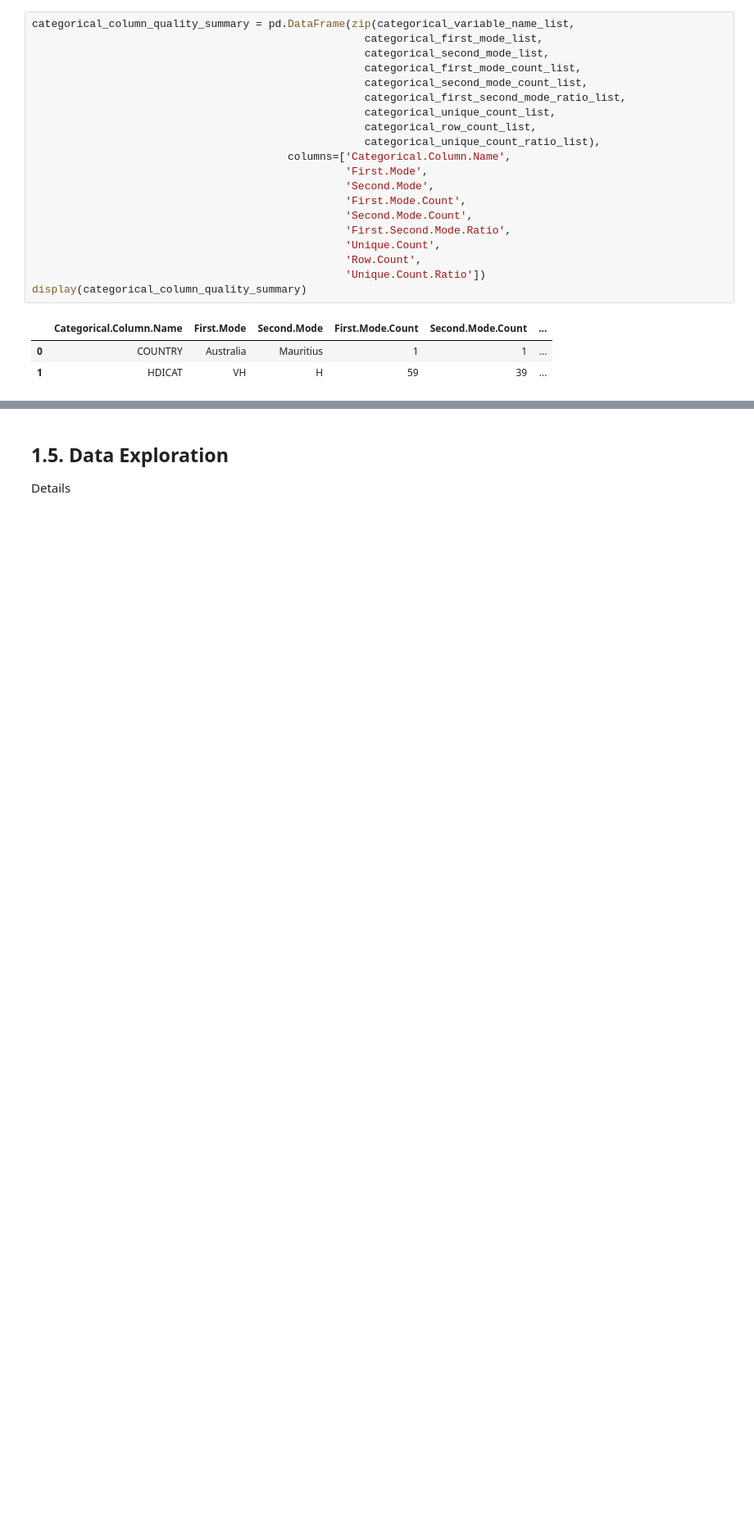
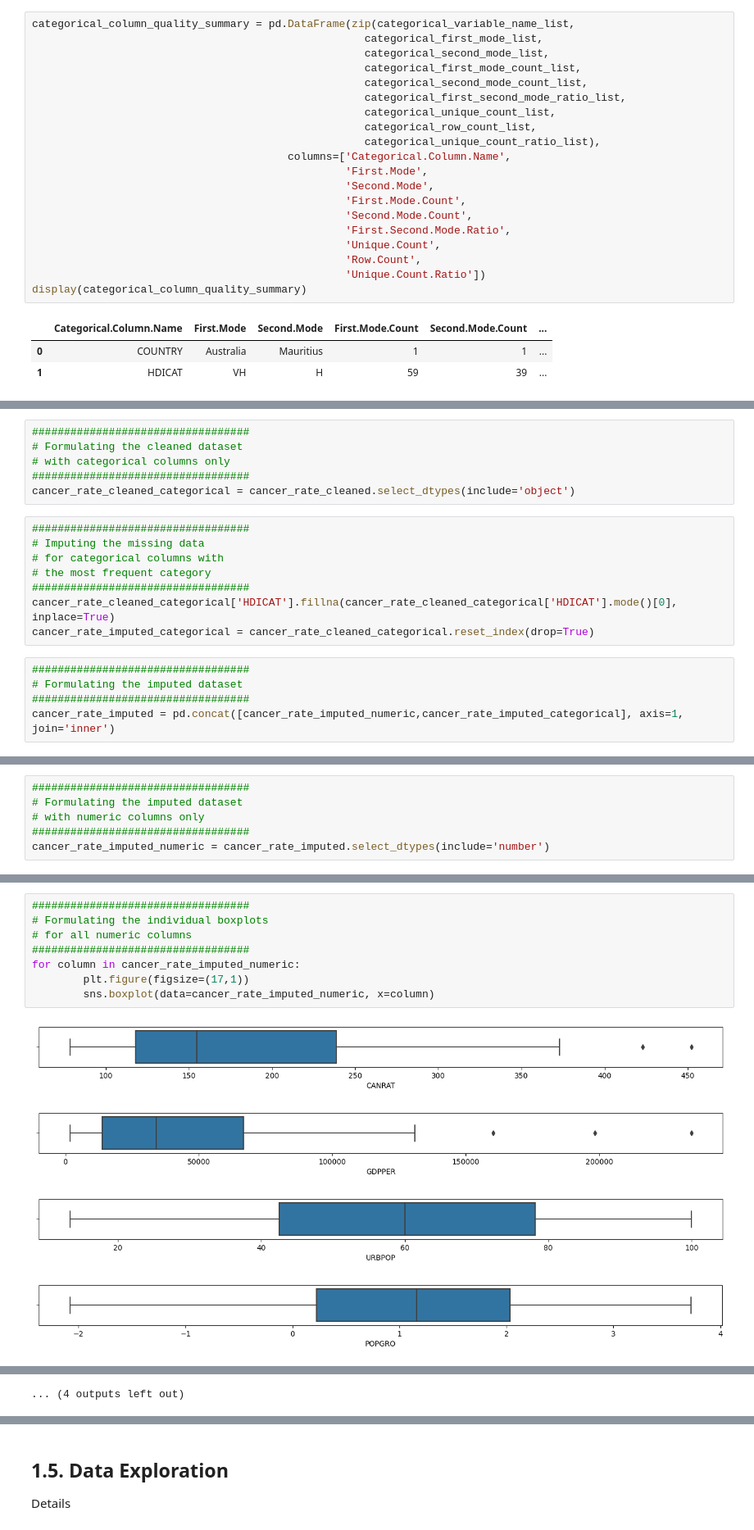
Before and after one commit to JohnPaulinePineda/Exploratory-Data-Analysis-For-Machine-Learning-Final-Assignment, a Jupyter notebook: EDAForMachineLearning_FinalAssignment.ipynb, the cells around one changed output, grey strips where cells are left out. Shown at 82% size. Cells and saved outputs as stored; diff of their text form; blank space fills up the shorter version.

```diff
--- a/EDAForMachineLearning_FinalAssignment.ipynb
+++ b/EDAForMachineLearning_FinalAssignment.ipynb
@@ -618,0 +943,19 @@ Details
+# %%
+##################################
+# Formulating the cleaned dataset
+# with categorical columns only
+##################################
+cancer_rate_cleaned_categorical = cancer_rate_cleaned.select_dtypes(include='object')
+# %%
+##################################
+# Imputing the missing data
+# for categorical columns with
+# the most frequent category
+##################################
+cancer_rate_cleaned_categorical['HDICAT'].fillna(cancer_rate_cleaned_categorical['HDICAT'].mode()[0], inplace=True)
+cancer_rate_imputed_categorical = cancer_rate_cleaned_categorical.reset_index(drop=True)
+# %%
+##################################
+# Formulating the imputed dataset
+##################################
+cancer_rate_imputed = pd.concat([cancer_rate_imputed_numeric,cancer_rate_imputed_categorical], axis=1, join='inner')
@@ -624,0 +1043,6 @@ This is sub section 1.3.3
+# %%
+##################################
+# Formulating the imputed dataset
+# with numeric columns only
+##################################
+cancer_rate_imputed_numeric = cancer_rate_imputed.select_dtypes(include='number')
@@ -624,0 +1117,13 @@ This is sub section 1.3.3
+# %%
+##################################
+# Formulating the individual boxplots
+# for all numeric columns
+##################################
+for column in cancer_rate_imputed_numeric:
+        plt.figure(figsize=(17,1))
+        sns.boxplot(data=cancer_rate_imputed_numeric, x=column)
+# %% [output]
+[figure, added]
+[figure, added]
+[figure, added]
+[figure, added]
@@ -625,2 +1138,3 @@ This is sub section 1.3.3
+... (4 outputs left out)
 # %% [markdown]
 ### 1.4.4 Collinearity <a class="anchor" id="1.4.4"></a>
```
Also changed, not shown: parts of 84 cells of this notebook, 2 other files.
